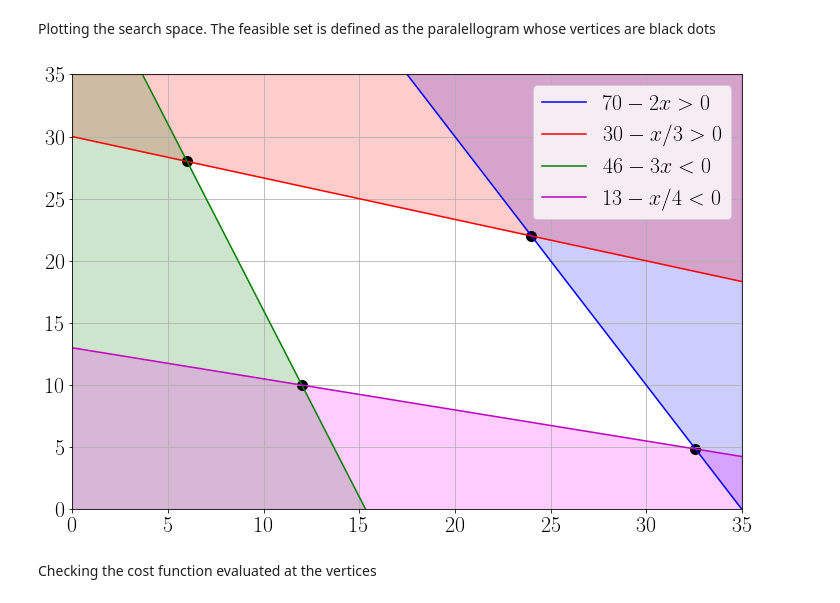
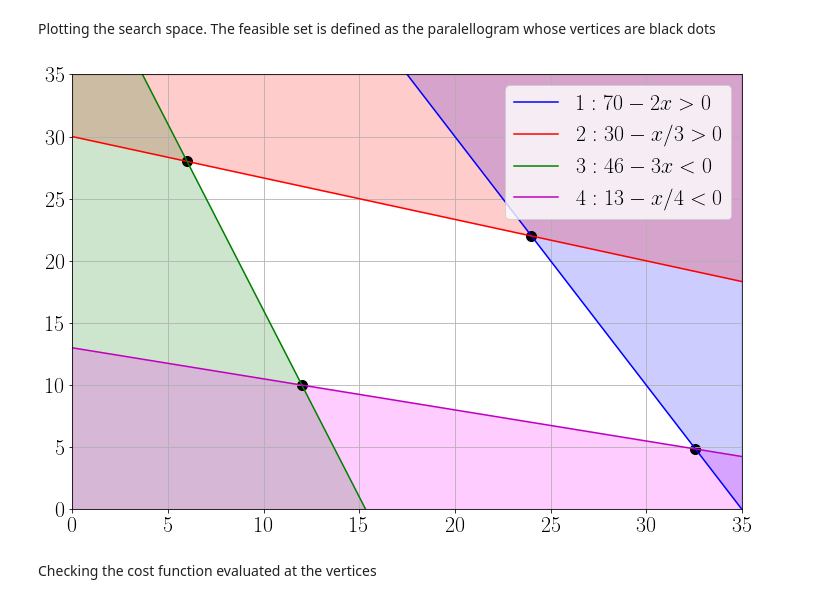
Before and after one commit to ndoyle815/MA934, a Jupyter notebook: Week4/MA934_Class4_2260253.ipynb, the cells around one changed output. Drawn from its saved outputs; the diff is of its cells as text; code cells hidden in the pictures.

```diff
--- a/Week4/MA934_Class4_2260253.ipynb
+++ b/Week4/MA934_Class4_2260253.ipynb
@@ -48,38 +48,38 @@ def f2(inputlist):
 def f3(inputlist):
     return [46.0 - 3.0*i for i in inputlist]
 
 def f4(inputlist):
     return [13.0 - i/4.0 for i in inputlist]
 
 
 # Plot inequalities
 plt.rcParams.update({'font.size': 22})
 plt.figure(figsize=(12, 8))
 
-plt.plot(x, f1(x), "b-", label = "$70-2x>0$")
+plt.plot(x, f1(x), "b-", label = "$1: 70-2x>0$")
 plt.fill_between(x, f1(x), 35.0, color='blue', alpha=.2)
 
-plt.plot(x, f2(x), "r-", label = "$30-x/3>0$")
+plt.plot(x, f2(x), "r-", label = "$2: 30-x/3>0$")
 plt.fill_between(x, f2(x), 35.0, color='red', alpha=.2)
 
-plt.plot(x, f3(x), "g-", label = "$46-3x<0$")
+plt.plot(x, f3(x), "g-", label = "$3: 46-3x<0$")
 plt.fill_between(x, 0.0, f3(x), color='green', alpha=.2)
 
-plt.plot(x, f4(x), "m-", label = "$13-x/4<0$")
+plt.plot(x, f4(x), "m-", label = "$4: 13-x/4<0$")
 plt.fill_between(x, 0.0, f4(x), color='magenta', alpha=.2)
 
 # points of intersection encompassing paralellogram
 plt.scatter(vertices[:,0], vertices[:,1], color='k', s=100)
 
 plt.legend(loc="upper right")
 
 plt.xlim([0.0, 35.0])
 plt.ylim([0.0, 35.0])
 
 plt.grid()
 plt.show()
 # %% [output]
-[figure, old version]
+[figure, new version]
 # %% [markdown]
 Checking the cost function evaluated at the vertices
 # %%
```
Also changed, not shown: parts of 4 cells of this notebook.
